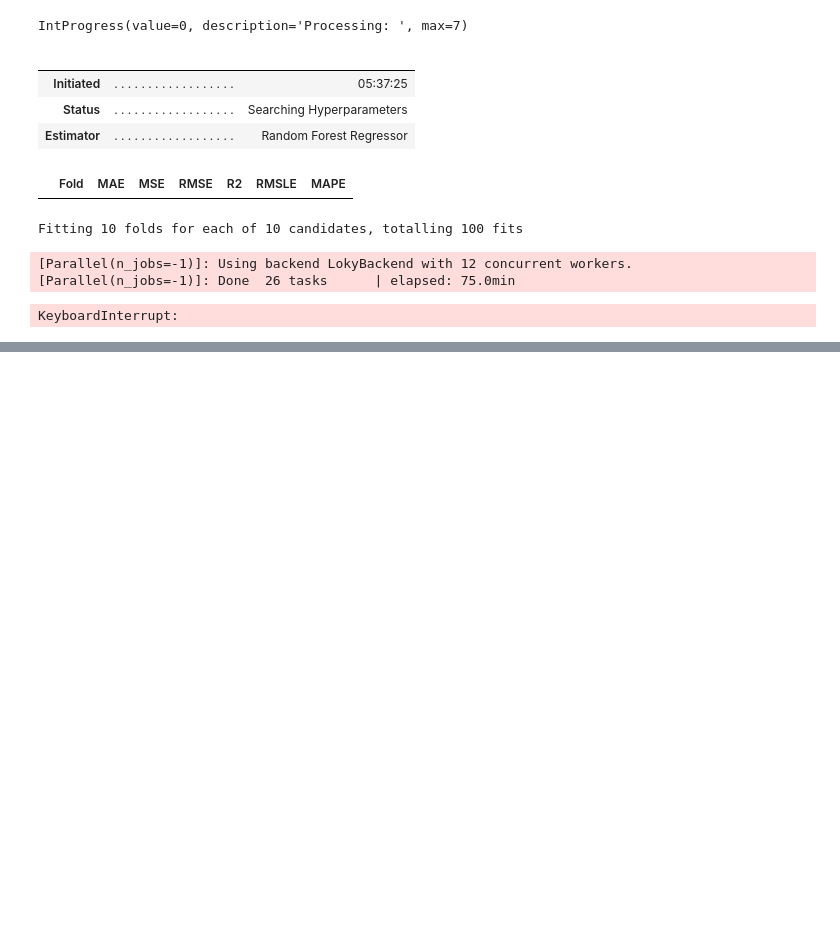
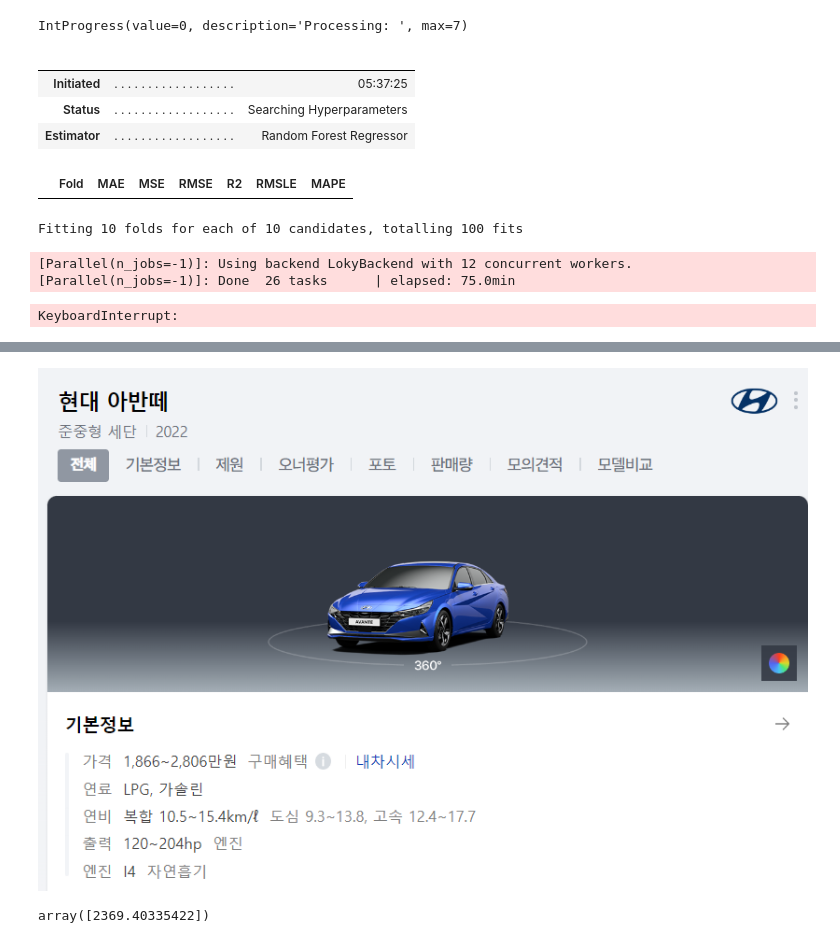
Before and after one commit to y001003/usedcar_pricing, a Jupyter notebook: model.ipynb, the cells around one changed output, grey strips where cells are left out. Drawn from its saved outputs; the diff is of its cells as text; code cells hidden in the pictures; blank space fills up the shorter version.

Commit message:
add: final_model updated

```diff
--- a/model.ipynb
+++ b/model.ipynb
@@ -384,0 +462,10 @@ final_model = finalize_model(blended)
+# %%
+from IPython.display import Image
+Image("./data/avante_png.png")
+# %% [output]
+[figure, added]
+# %%
+exam_df = pd.DataFrame({'model':['아반떼 (CN7)'], 'option':['1.6 LPi 스마트'], 'year':['22/02식'], 'odometer':[0], 'fuel':['가솔린'], 'car':['avante']})
+loaded_model.predict(exam_df)
+# %% [output]
+array([2369.40335422])
```
Also changed, not shown: parts of 12 cells of this notebook, 2 other files.
